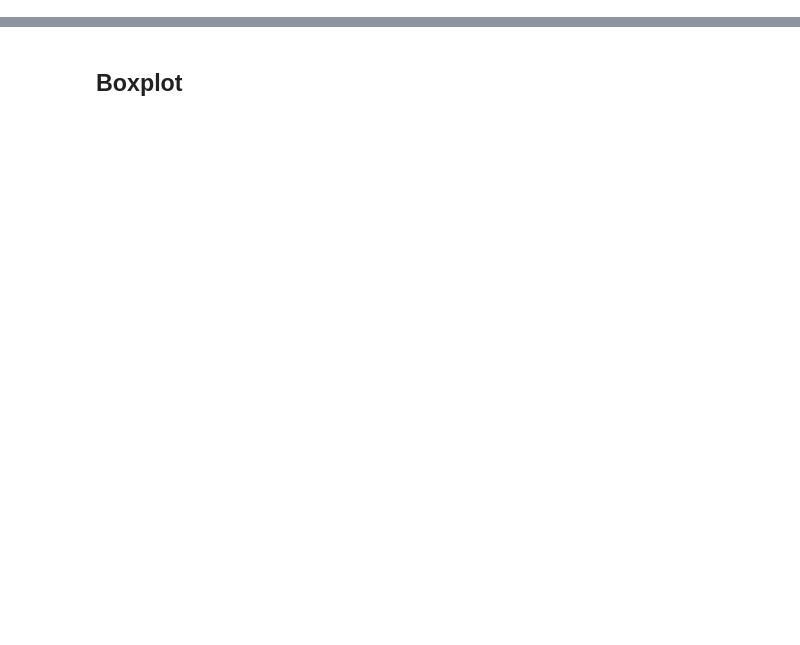
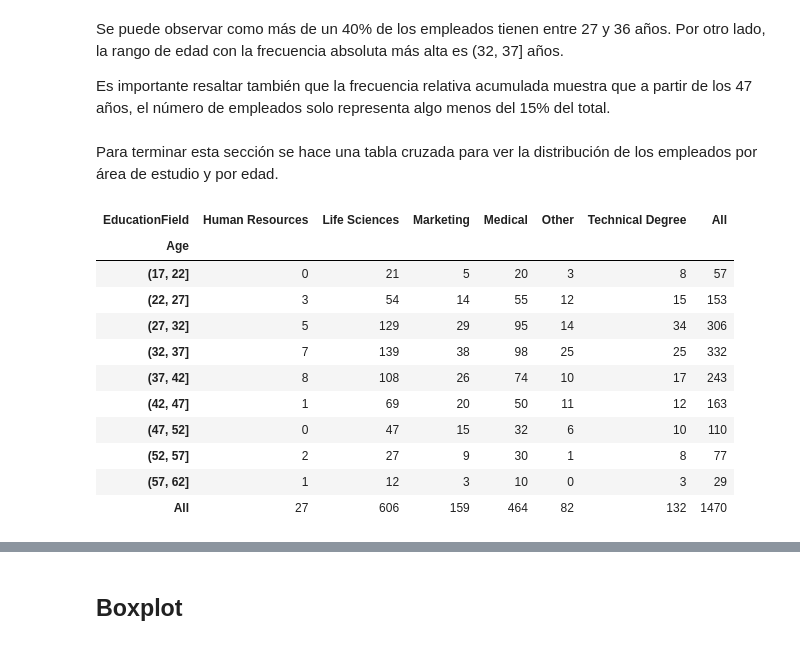
Before and after one commit to mimove/EDEM2022, a Jupyter notebook: Modulo_4-AprendizajeAutomatico/Introduccion/Ejercicios/Entregable/Entregable.ipynb, the cells around one changed output, grey strips where cells are left out. Drawn from its saved outputs; the diff is of its cells as text; code cells hidden in the pictures; blank space fills up the shorter version.

```diff
--- a/Modulo_4-AprendizajeAutomatico/Introduccion/Ejercicios/Entregable/Entregable.ipynb
+++ b/Modulo_4-AprendizajeAutomatico/Introduccion/Ejercicios/Entregable/Entregable.ipynb
@@ -27,0 +120,23 @@ df
+# %% [markdown]
+Se puede observar como más de un 40% de los empleados tienen entre 27 y 36 años. Por otro lado, la rango de edad con la frecuencia absoluta más alta es (32, 37] años.
+
+Es importante resaltar también que la frecuencia relativa acumulada muestra que a partir de los 47 años, el número de empleados solo representa algo menos del 15% del total.
+# %% [markdown]
+Para terminar esta sección se hace una tabla cruzada para ver la distribución de los empleados por área de estudio y por edad.
+# %%
+bins = pd.cut(df['Age'], bins=[17, 22, 27, 32, 37, 42, 47, 52, 57, 62, 67])
+
+pd.crosstab(index=bins, columns=df['EducationField'],margins=True)
+# %% [output]
+| EducationField | Human Resources | Life Sciences | Marketing | Medical | Other | Technical Degree | All |
+| Age |  |  |  |  |  |  |  |
+| (17, 22] | 0 | 21 | 5 | 20 | 3 | 8 | 57 |
+| (22, 27] | 3 | 54 | 14 | 55 | 12 | 15 | 153 |
+| (27, 32] | 5 | 129 | 29 | 95 | 14 | 34 | 306 |
+| (32, 37] | 7 | 139 | 38 | 98 | 25 | 25 | 332 |
+| (37, 42] | 8 | 108 | 26 | 74 | 10 | 17 | 243 |
+| (42, 47] | 1 | 69 | 20 | 50 | 11 | 12 | 163 |
+| (47, 52] | 0 | 47 | 15 | 32 | 6 | 10 | 110 |
+| (52, 57] | 2 | 27 | 9 | 30 | 1 | 8 | 77 |
+| (57, 62] | 1 | 12 | 3 | 10 | 0 | 3 | 29 |
+| All | 27 | 606 | 159 | 464 | 82 | 132 | 1470 |
```
Also changed, not shown: parts of 85 cells of this notebook, 6 other files.
